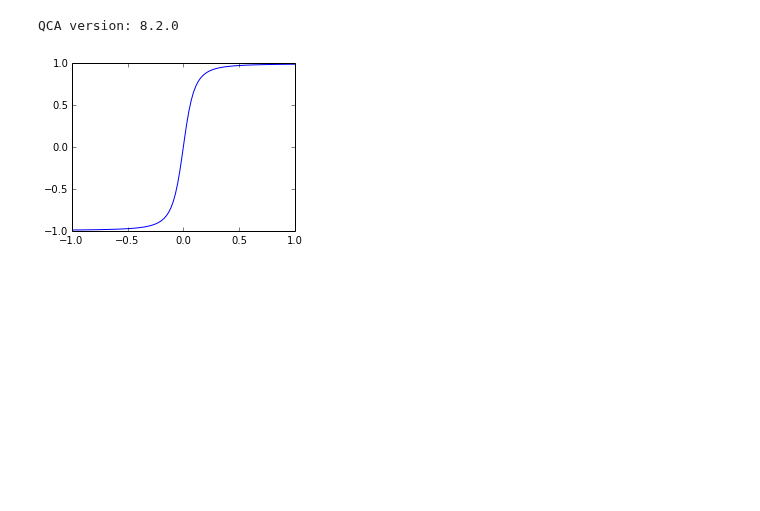
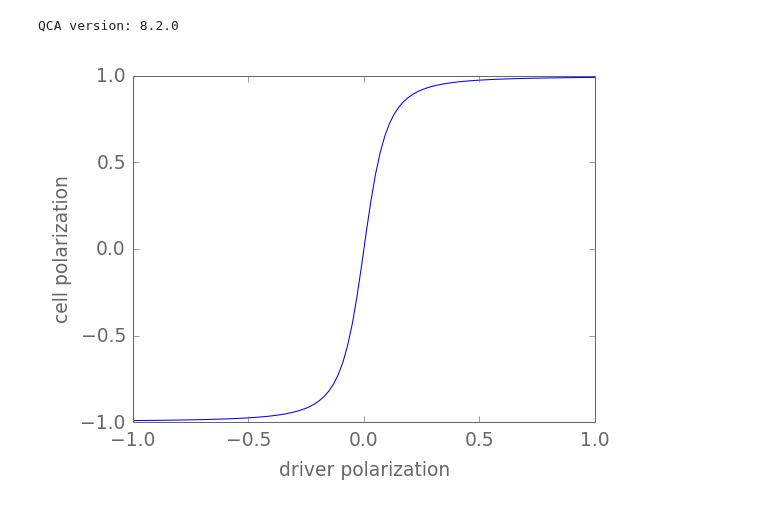
Before and after one commit to meznom/phd_thesis, a Jupyter notebook: notebooks/chapter01_qca_characterization.ipynb, the cells around one changed output. Saved outputs shown, nothing was run; the diff lists cells and outputs as text; code cells hidden in the pictures; blank space fills up the shorter version.

```diff
--- a/notebooks/chapter01_qca_characterization.ipynb
+++ b/notebooks/chapter01_qca_characterization.ipynb
@@ -21,10 +33,12 @@ def P(P_D):
 P_Ds = np.linspace(-1,1,100);
 Ps = np.array([P(P_D) for P_D in P_Ds])
 # %%
-fig, p = plt.subplots(1,1,figsize=(4.0,3.0))
+fig, p = plt.subplots(1,1,figsize=(4.4,4.4 * 3.0/4.0))
 p.plot(P_Ds, Ps)
+p.set_xlabel('driver polarization')
+p.set_ylabel('cell polarization')
 fig.savefig('../gfx/chapter01/cell_cell_response_plot.svg')
 # %% [output]
-[figure, old version]
+[figure, new version]
 # %%
 Ps = [1,0.90,0.88,0.88,0.88,0.88,0.8]
```
Also changed, not shown: parts of 3 cells of this notebook, 10 other files.
